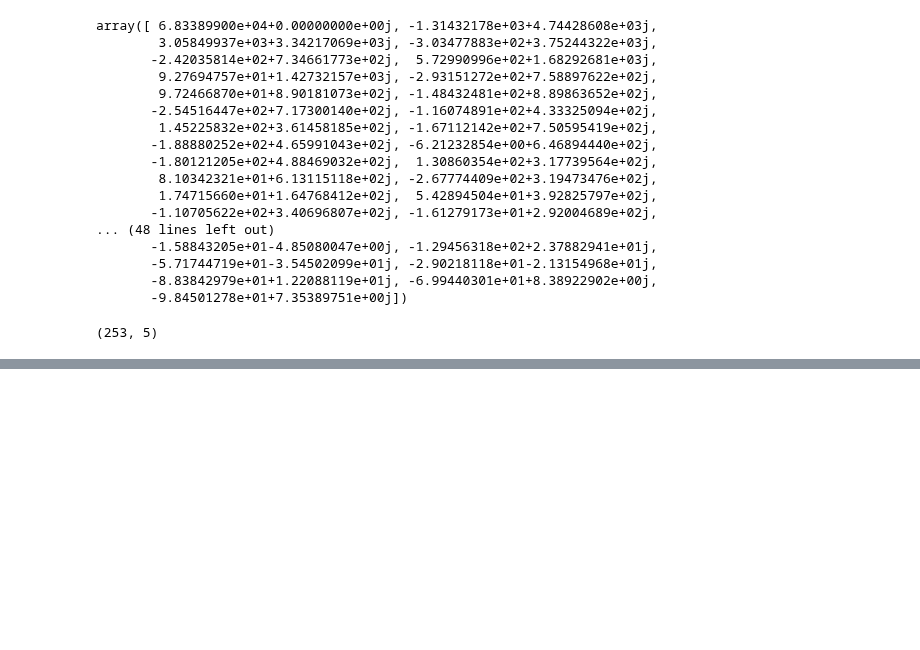
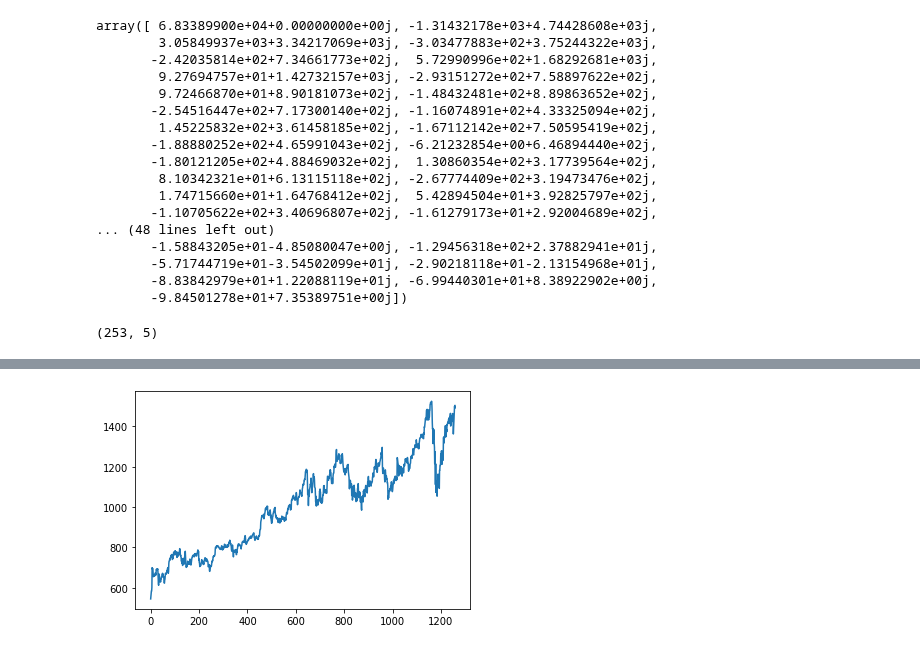
Before and after one commit to allen-chiang/Time-Series-Transformer, a Jupyter notebook: time_series_transform/stock_transform/Test.ipynb, the cells around one changed output, grey strips where cells are left out. Cells and saved outputs as stored; diff of their text form; code cells hidden in the pictures; blank space fills up the shorter version.

```diff
--- a/time_series_transform/stock_transform/Test.ipynb
+++ b/time_series_transform/stock_transform/Test.ipynb
@@ -295,0 +294,4 @@ port.stockDict['sp500'].dataFrame
+# %%
+stock2.make_technical_indicator('Close','movg10','moving_average',windowSize = 10).plot('Close')
+# %% [output]
+[figure, added]
```
Also changed, not shown: parts of 4 cells of this notebook, 1 other file.
